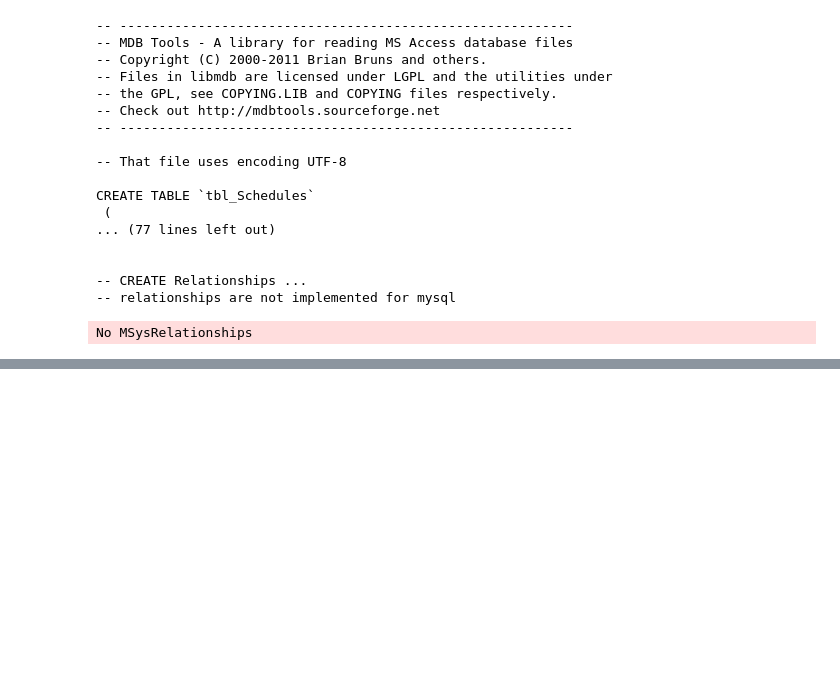
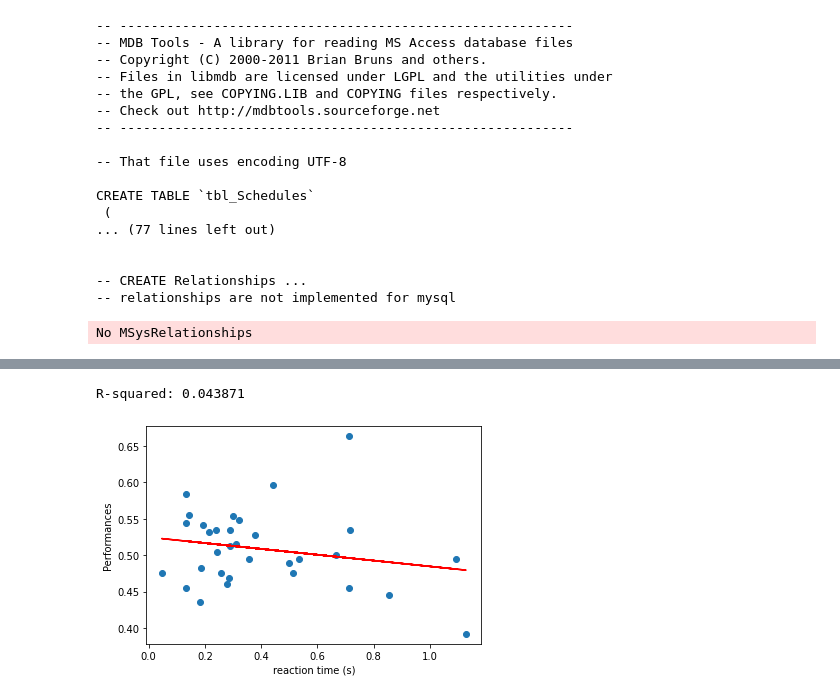
Before and after one commit to yger/equipsy, a Jupyter notebook: results/analysis.ipynb, the cells around one changed output, grey strips where cells are left out. Cells and saved outputs as stored; diff of their text form; code cells hidden in the pictures; blank space fills up the shorter version.

```diff
--- a/results/analysis.ipynb
+++ b/results/analysis.ipynb
@@ -105,0 +117,22 @@ for date in ['05/02/24', '06/02/24']:
+# %%
+# Get initial weights
+for type in ['Theta 1', 'Theta 2']:
+    a = group_experiments.get_experiments_per_types(type)
+    all_reaction_times = []
+    all_perfs = []
+    for e in a.experiments:
+        all_reaction_times += [e.get_reaction_times().mean()]
+        all_perfs += [e.stats['Correct_Counter']/(e.stats['Correct_Counter'] + e.stats['Blank_Touch_Counter'])]
+all_reaction_times = np.array(all_reaction_times)
+all_perfs = np.array(all_perfs)
+
+plt.xlabel('reaction time (s)')
+plt.ylabel('Performances')
+from scipy import stats
+res = stats.linregress(all_reaction_times, all_perfs)
+plt.plot(all_reaction_times, all_perfs, 'o', label='original data')
+plt.plot(all_reaction_times, res.intercept + res.slope*all_reaction_times, 'r', label='fitted line')
+print(f"R-squared: {res.rvalue**2:.6f}")
+# %% [output]
+R-squared: 0.043871
+[figure, added]
```
Also changed, not shown: parts of 12 cells of this notebook, 1 other file.
